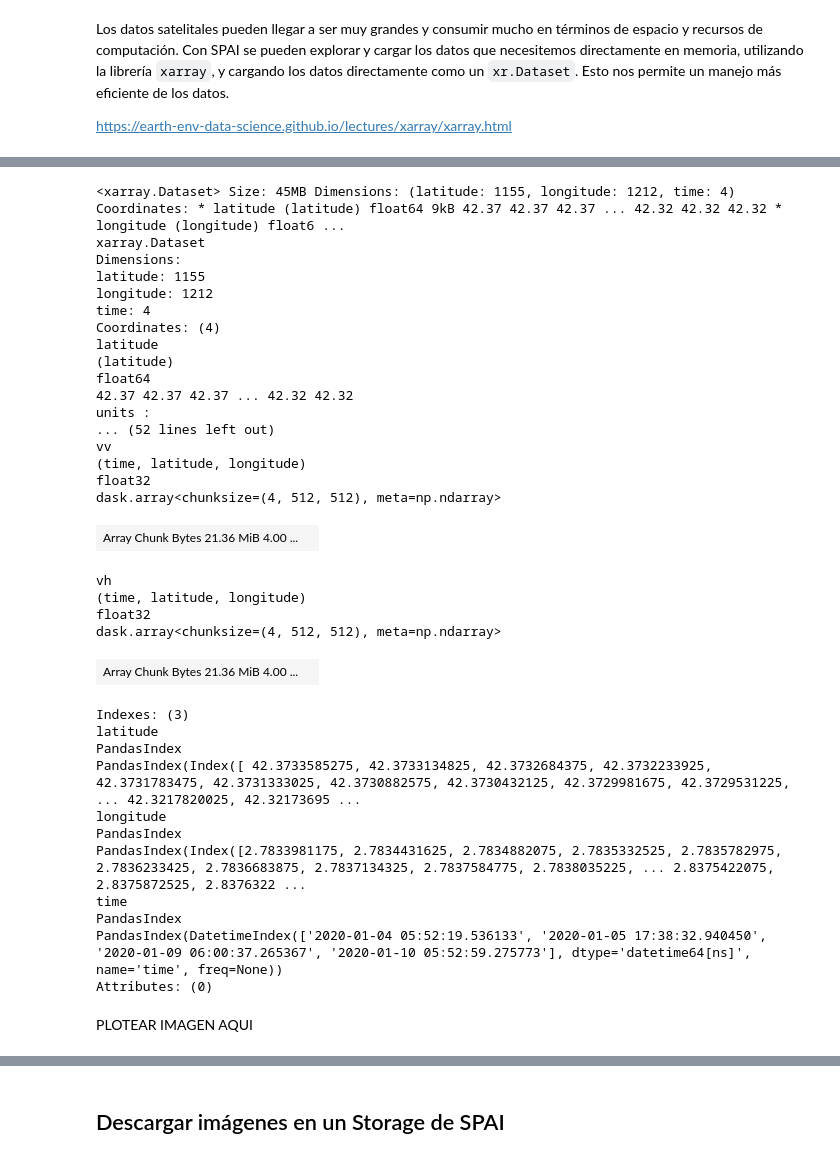
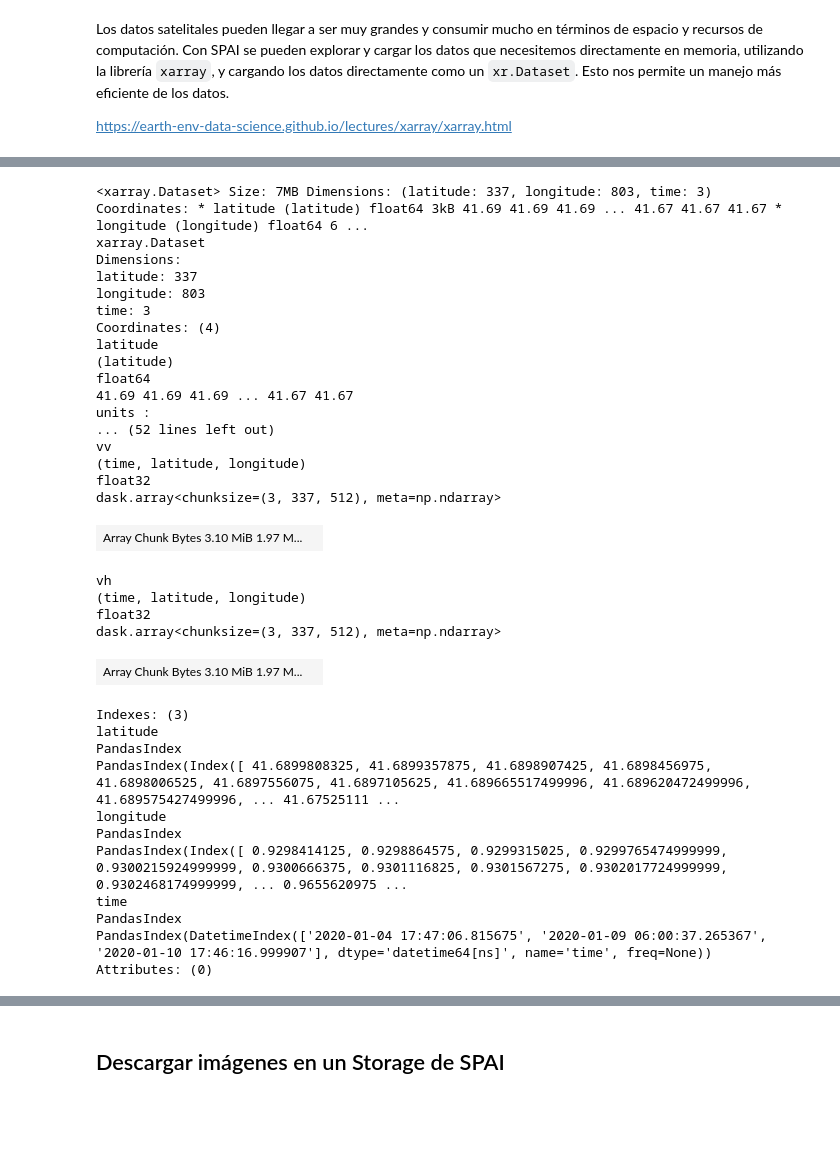
Before and after one commit to earthpulse/spai-workshop-jsl2024, a Jupyter notebook: notebooks/02_acceso_datos.ipynb, the cells around one changed output, grey strips where cells are left out. Saved outputs shown, nothing was run; the diff lists cells and outputs as text; code cells hidden in the pictures; blank space fills up the shorter version.

```diff
--- a/notebooks/02_acceso_datos.ipynb
+++ b/notebooks/02_acceso_datos.ipynb
@@ -138,7 +137,7 @@ https://earth-env-data-science.github.io/lectures/xarray/xarray.html
 from spai.data.satellite import load_satellite_imagery
 import geopandas as gpd
 
-gdf = gpd.read_file("workshop_data/boadella.geojson")
+gdf = gpd.read_file("workshop_data/estany_ivars.geojson")
 bands = ["red", "green", "blue"]
 data = load_satellite_imagery(
     gdf, date="2023-08-01/2023-08-30", bands=bands, cloud_cover=40
@@ -221,48 +297,42 @@ PLOTEAR IMAGEN AQUI
 # %%
-from spai.data.satellite import load_satellite_imagery
-import geopandas as gpd
-
-# Example with no query and crs
-data = load_satellite_imagery(
+sar = load_satellite_imagery(
     gdf,
     ("2020-01-01", "2020-01-10"),
     "sentinel-1-grd",
 )
-data
+sar
 # %% [output]
-<xarray.Dataset> Size: 45MB Dimensions: (latitude: 1155, longitude: 1212, time: 4) Coordinates: * latitude (latitude) float64 9kB 42.37 42.37 42.37 ... 42.32 42.32 42.32 * longitude (longitude) float6 ...
+<xarray.Dataset> Size: 7MB Dimensions: (latitude: 337, longitude: 803, time: 3) Coordinates: * latitude (latitude) float64 3kB 41.69 41.69 41.69 ... 41.67 41.67 41.67 * longitude (longitude) float64 6 ...
 xarray.Dataset
 Dimensions:
-latitude: 1155
-longitude: 1212
-time: 4
+latitude: 337
+longitude: 803
+time: 3
 Coordinates: (4)
 latitude
 (latitude)
 float64
-42.37 42.37 42.37 ... 42.32 42.32
+41.69 41.69 41.69 ... 41.67 41.67
 units :
 ... (52 lines left out)
 vv
 (time, latitude, longitude)
 float32
-dask.array<chunksize=(4, 512, 512), meta=np.ndarray>
+dask.array<chunksize=(3, 337, 512), meta=np.ndarray>
-| Array Chunk Bytes 21.36 MiB 4.00 ... |  |
+| Array Chunk Bytes 3.10 MiB 1.97 M... |  |
 vh
 (time, latitude, longitude)
 float32
-dask.array<chunksize=(4, 512, 512), meta=np.ndarray>
+dask.array<chunksize=(3, 337, 512), meta=np.ndarray>
-| Array Chunk Bytes 21.36 MiB 4.00 ... |  |
+| Array Chunk Bytes 3.10 MiB 1.97 M... |  |
 Indexes: (3)
 latitude
 PandasIndex
-PandasIndex(Index([ 42.3733585275, 42.3733134825, 42.3732684375, 42.3732233925, 42.3731783475, 42.3731333025, 42.3730882575, 42.3730432125, 42.3729981675, 42.3729531225, ... 42.3217820025, 42.32173695 ...
+PandasIndex(Index([ 41.6899808325, 41.6899357875, 41.6898907425, 41.6898456975, 41.6898006525, 41.6897556075, 41.6897105625, 41.689665517499996, 41.689620472499996, 41.689575427499996, ... 41.67525111 ...
 longitude
 PandasIndex
-PandasIndex(Index([2.7833981175, 2.7834431625, 2.7834882075, 2.7835332525, 2.7835782975, 2.7836233425, 2.7836683875, 2.7837134325, 2.7837584775, 2.7838035225, ... 2.8375422075, 2.8375872525, 2.8376322 ...
+PandasIndex(Index([ 0.9298414125, 0.9298864575, 0.9299315025, 0.9299765474999999, 0.9300215924999999, 0.9300666375, 0.9301116825, 0.9301567275, 0.9302017724999999, 0.9302468174999999, ... 0.9655620975 ...
 time
 PandasIndex
-PandasIndex(DatetimeIndex(['2020-01-04 05:52:19.536133', '2020-01-05 17:38:32.940450', '2020-01-09 06:00:37.265367', '2020-01-10 05:52:59.275773'], dtype='datetime64[ns]', name='time', freq=None))
+PandasIndex(DatetimeIndex(['2020-01-04 17:47:06.815675', '2020-01-09 06:00:37.265367', '2020-01-10 17:46:16.999907'], dtype='datetime64[ns]', name='time', freq=None))
 Attributes: (0)
-# %% [markdown]
-PLOTEAR IMAGEN AQUI
```
Also changed, not shown: parts of 28 cells of this notebook, 10 other files.
